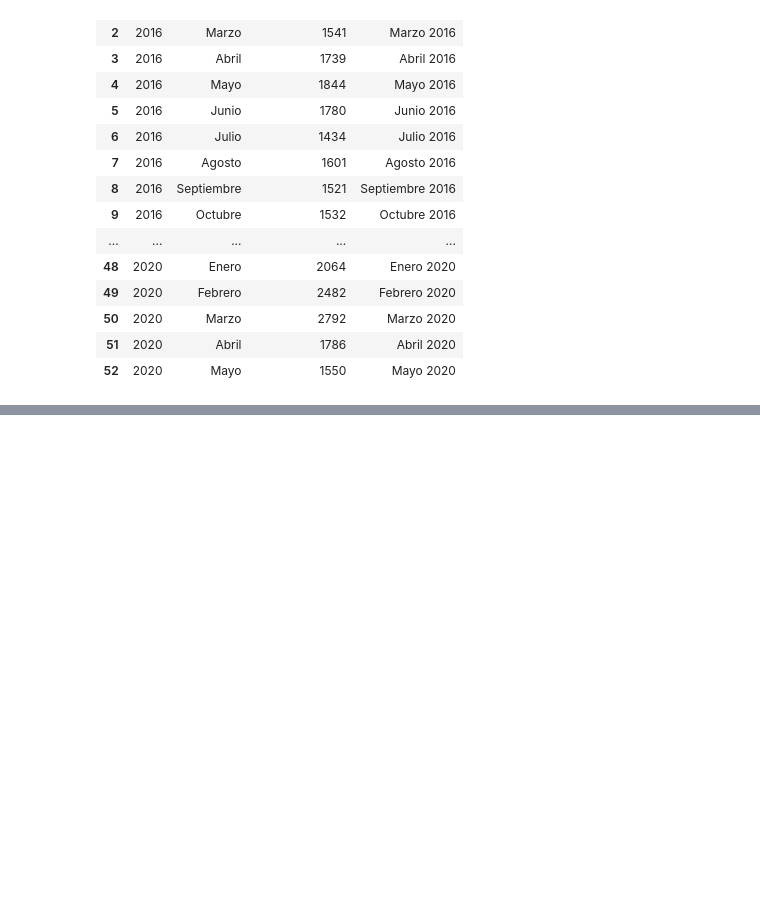
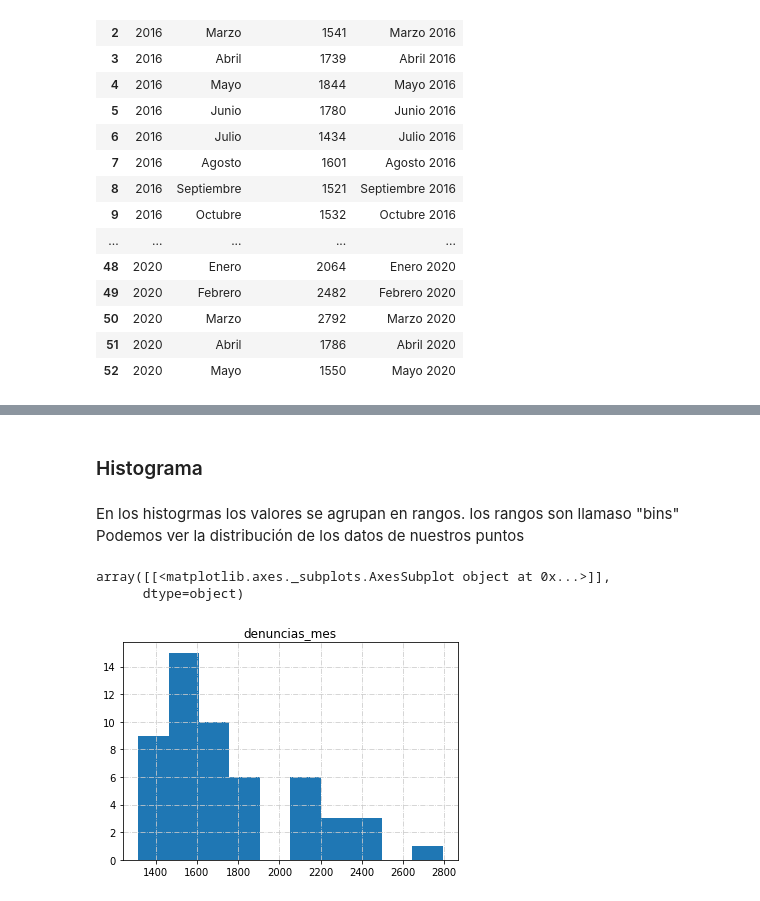
Before and after one commit to prope-2020-gh-classroom/practica-final-por-equipos-verano-2020-itam-patyua, a Jupyter notebook: Descriptivos.ipynb, the cells around one changed output, grey strips where cells are left out. Saved outputs shown, nothing was run; the diff lists cells and outputs as text; code cells hidden in the pictures; blank space fills up the shorter version.

```diff
--- a/Descriptivos.ipynb
+++ b/Descriptivos.ipynb
@@ -52,0 +61,11 @@ plt.show()
+# %% [markdown]
+### Histograma
+# %% [markdown]
+En los histogrmas los valores se agrupan en rangos. los rangos son llamaso "bins"
+Podemos ver la distribución de los datos de nuestros puntos
+# %%
+violencia.hist(column='denuncias_mes')
+# %% [output]
+array([[<matplotlib.axes._subplots.AxesSubplot object at 0x...>]],
+      dtype=object)
+[figure, added]
```
Also changed, not shown: parts of 8 cells of this notebook.
